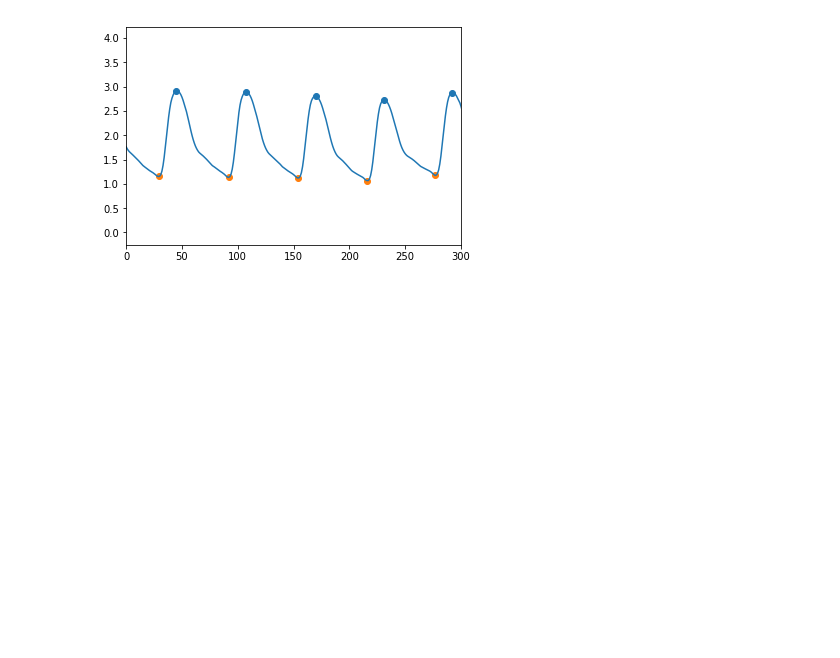
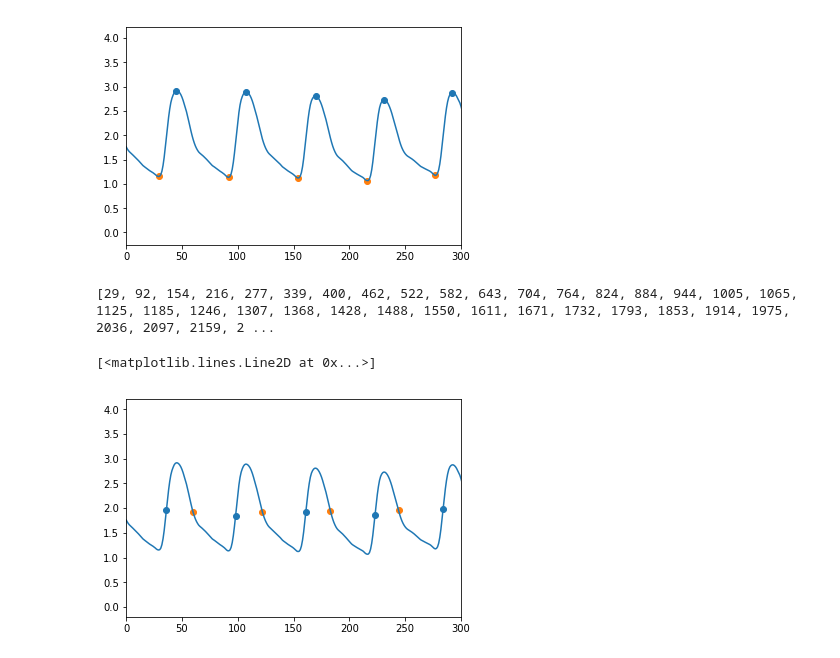
Before and after one commit to jsugijoto/ContinuousBPwPPG, a Jupyter notebook: feature_extraction.ipynb, the cells around one changed output. Drawn from its saved outputs; the diff is of its cells as text; code cells hidden in the pictures; blank space fills up the shorter version.

```diff
--- a/feature_extraction.ipynb
+++ b/feature_extraction.ipynb
@@ -35,6 +35,10 @@ peaks.display(xmax, ymax, xmin, ymin)
 values = Features(ppg)
 # %% [output]
 [figure]
+# %%
+print(xmin)
+# %% [output]
+[29, 92, 154, 216, 277, 339, 400, 462, 522, 582, 643, 704, 764, 824, 884, 944, 1005, 1065, 1125, 1185, 1246, 1307, 1368, 1428, 1488, 1550, 1611, 1671, 1732, 1793, 1853, 1914, 1975, 2036, 2097, 2159, 2 ...
 # %%
 # Looking for values closest to zeros here (not working)
 # 1st Derivative
@@ -91,9 +95,7 @@ class PT_Detection:
         plt.xlim(0,300)
         plt.plot(self.data)
 # %%
-if xmax[0] > xmin[0]:
-    xmin = xmin[1:]
-    ymin = ymin[1:]
+
 if len(xmax) > len(xmin):
     xmax = xmax[:-1]
     ymax = ymax[:-1]
@@ -110,7 +112,7 @@ for max in range(len(ymax)):
     difference = ymax[max] - ymin[max]
     SA = np.append(SA, difference)
 
-# Average Value between max and min
+# Average Value between max and min ==> 50% value of the systolic amplitude
 Avg = np.array([])
 for avg in range(len(ymax)):
     average = (ymax[max] + ymin[max]) / 2
@@ -136,7 +138,7 @@ for mid in Avg: # for each systolic amplitude -> for each PPG wavelength that th
     if i >= len(xmin)-1:
         break
 
-    for value in range(xmin[i], xmax[i+1]):
+    for value in range(xmin[i], xmax[i]):
         u_candidate = np.append(u_candidate, abs((ppg[value] - height)))
 
     yval1 = ppg[xmin[i] + np.argmin(u_candidate)]
@@ -144,15 +146,23 @@ for mid in Avg: # for each systolic amplitude -> for each PPG wavelength that th
     PW1x = np.append(PW1x, xval1)
     PW1 = np.append(PW1, yval1)
     PW = np.append(PW, xval1)
-    for value in range(xmax[i+1], xmin[i+1]):
+    for value in range(xmax[i], xmin[i+1]):
         d_candidate = np.append(d_candidate, abs((ppg[value] - height)))
-    yval2 = ppg[xmax[i+1] + np.argmin(d_candidate)]
-    xval2 = xmax[i+1] + np.argmin(d_candidate)
+    yval2 = ppg[xmax[i] + np.argmin(d_candidate)]
+    xval2 = xmax[i] + np.argmin(d_candidate)
     PW2 = np.append(PW2, yval2)
     PW2x = np.append(PW2x, xval2)
     PW = np.append(PW, xval2)
 
     i += 1
+# %%
+plt.scatter(PW1x, PW1)
+plt.scatter(PW2x, PW2)
+plt.xlim(0,300)
+plt.plot(ppg)
+# %% [output]
+[<matplotlib.lines.Line2D at 0x...>]
+[figure, added]
 # %%
 # Clean Feature Class
 class Features:
```
